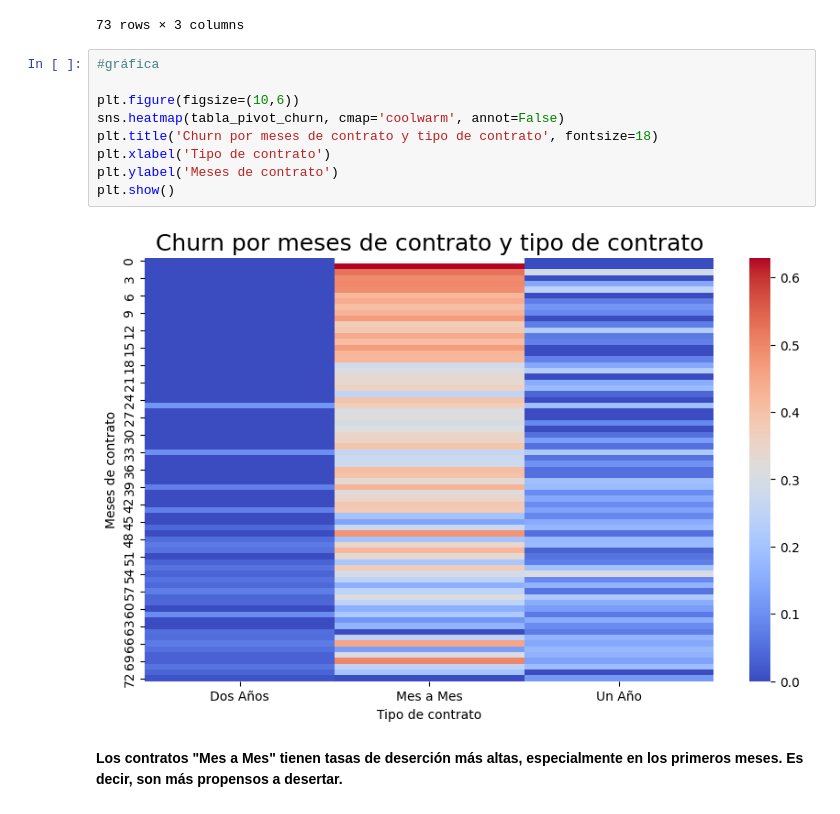
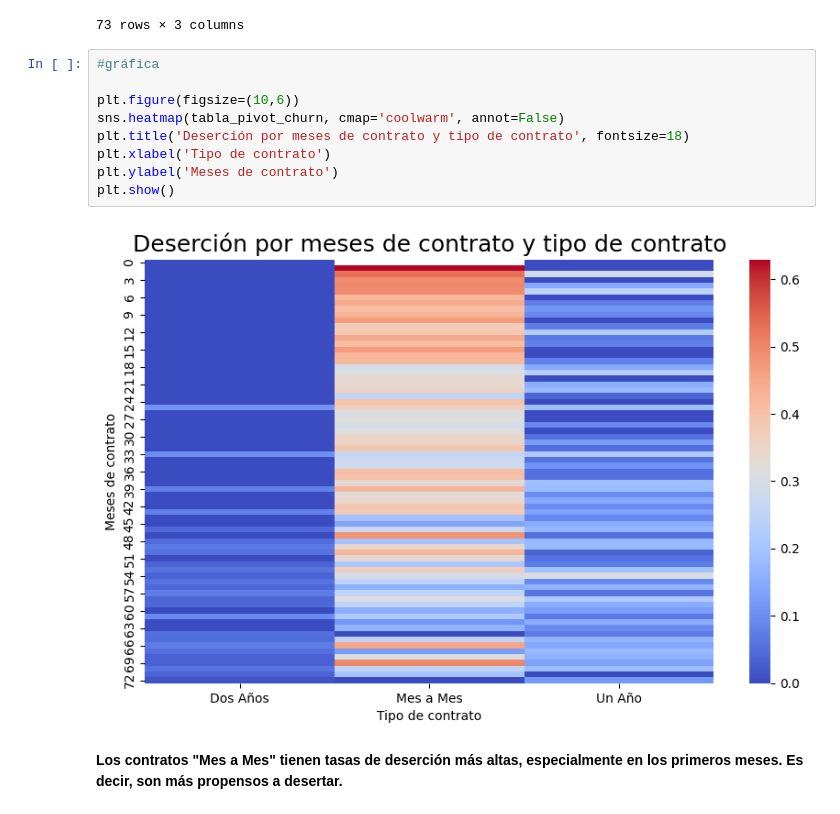
Before and after one commit to JGP-Code/TelecomX_LATAM_Challenge, a Jupyter notebook: TelecomX_LATAM.ipynb, the cells around one changed output. Drawn from its saved outputs; the diff is of its cells as text.

```diff
--- a/TelecomX_LATAM.ipynb
+++ b/TelecomX_LATAM.ipynb
@@ -667,14 +667,14 @@ tabla_pivot_churn
 # %%
 #gráfica
 
 plt.figure(figsize=(10,6))
 sns.heatmap(tabla_pivot_churn, cmap='coolwarm', annot=False)
-plt.title('Churn por meses de contrato y tipo de contrato', fontsize=18)
+plt.title('Deserción por meses de contrato y tipo de contrato', fontsize=18)
 plt.xlabel('Tipo de contrato')
 plt.ylabel('Meses de contrato')
 plt.show()
 # %% [output]
-[figure, old version]
+[figure, new version]
 # %% [markdown]
 **Los contratos "Mes a Mes" tienen tasas de deserción más altas, especialmente en los primeros meses. Es decir, son más propensos a desertar.**
 # %% [markdown]
```
Also changed, not shown: parts of 5 cells of this notebook.
